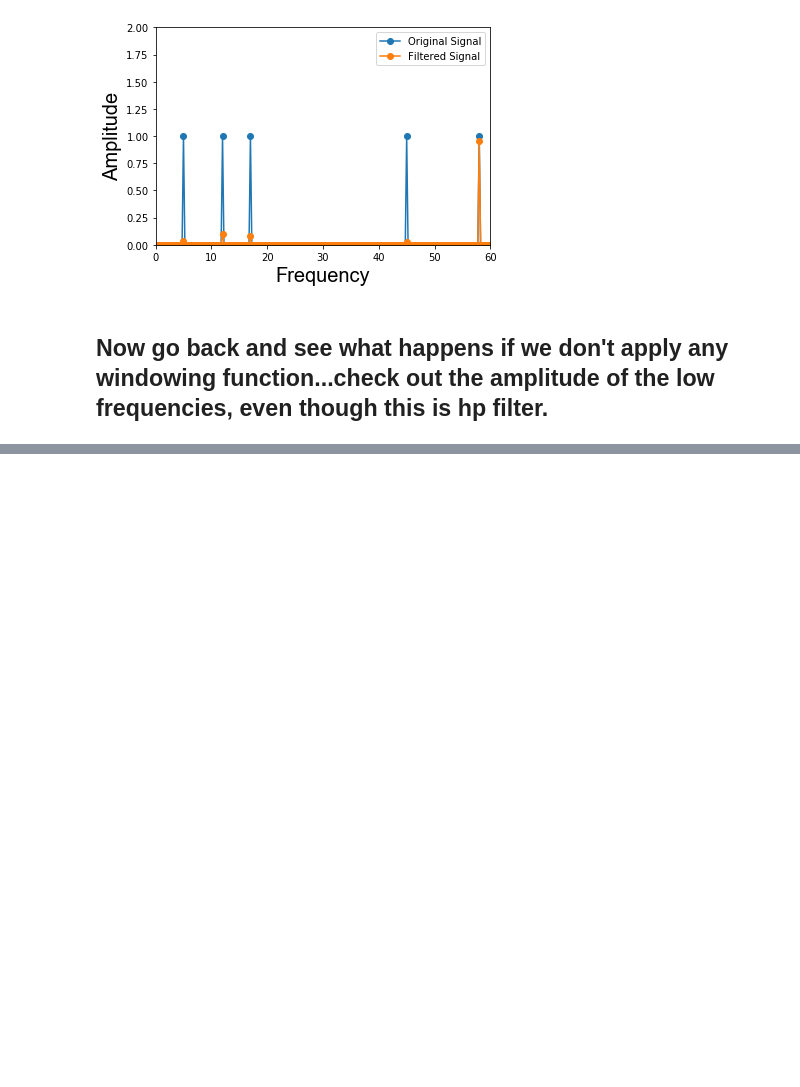
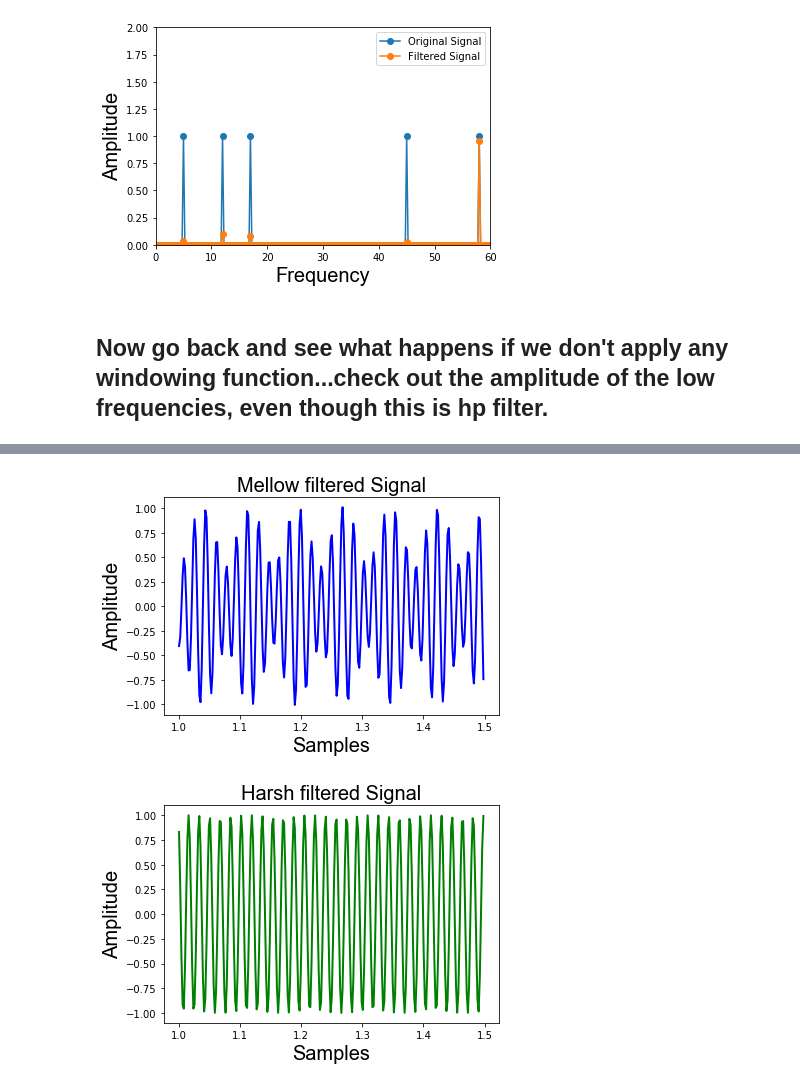
Before and after one commit to TimCSheehan/dev, a Jupyter notebook: Tutorial_061_HighPass_BandPass_StopBand.ipynb, the cells around one changed output, grey strips where cells are left out. Cells and saved outputs as stored; diff of their text form; code cells hidden in the pictures; blank space fills up the shorter version.

```diff
--- a/Tutorial_061_HighPass_BandPass_StopBand.ipynb
+++ b/Tutorial_061_HighPass_BandPass_StopBand.ipynb
@@ -248,0 +274,32 @@ n, sinc_func = define_sinc_filter(fc=fc, b=b, window=win, type_filt=type_filt)
+# %%
+fc = 0.1
+b = 0.1, 0.01
+
+win = 'blackman'
+type_filt = 'hp'
+
+# generate a hp filter with mellow b
+n, sinc_func = define_sinc_filter(fc=fc, b=b[0], window=win, type_filt=type_filt)
+mellow_b_sig = apply_filter(input_sig=sig, input_filter=sinc_func)
+
+# generate a hp filter with harsh b
+n, sinc_func = define_sinc_filter(fc=fc, b=b[1], window=win, type_filt=type_filt)
+harsh_b_sig = apply_filter(input_sig=sig, input_filter=sinc_func)
+
+# then plot over a short window to see the difference more clearly
+index = np.where((t>=1) & (t<1.5))
+
+# plot
+plt.plot(t[index], mellow_b_sig[index], 'b', linewidth=2)
+plt.xlabel('Samples', **fig_font)
+plt.ylabel('Amplitude', **fig_font)
+plt.title('Mellow filtered Signal', **fig_font)
+plt.show()
+plt.plot(t[index], harsh_b_sig[index], 'g', linewidth=2)
+plt.xlabel('Samples', **fig_font)
+plt.ylabel('Amplitude', **fig_font)
+plt.title('Harsh filtered Signal', **fig_font)
+plt.show()
+# %% [output]
+[figure, added]
+[figure, added]
```
Also changed, not shown: parts of 4 cells of this notebook.
